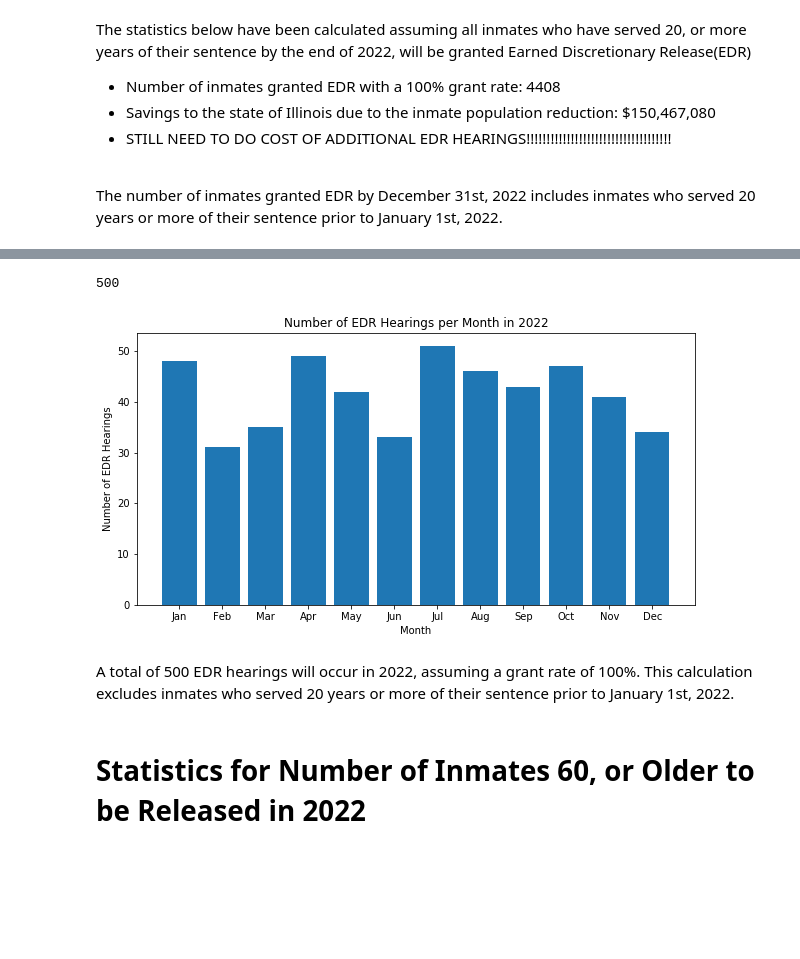
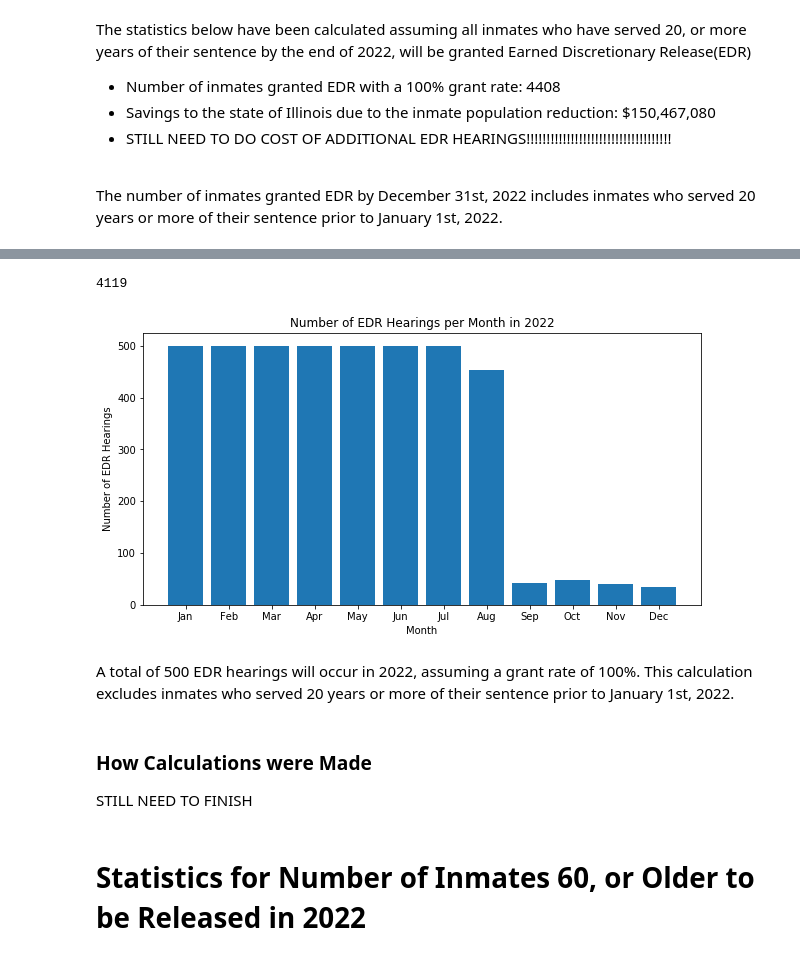
Before and after one commit to james-singer/ParoleProject, a Jupyter notebook: Parole Illinois Data Analysis.ipynb, the cells around one changed output, grey strips where cells are left out. Saved outputs shown, nothing was run; the diff lists cells and outputs as text; code cells hidden in the pictures; blank space fills up the shorter version.

Commit message:
Account for a max number of hearings per month in 2022 calculations. Plot 60+ age group data

```diff
--- a/Parole Illinois Data Analysis.ipynb
+++ b/Parole Illinois Data Analysis.ipynb
@@ -32,9 +28,25 @@ costOfAnInmateOverSixty = 68270
+# %%
+# Costs
+costOfAnInmate = 34135
+costOfAnInmateOverSixty = 68270
+
+# EDR Hearings per month limit
+maxHearingsPerMonth2022 = 500
+
+# Grant rates
+conservativeGrantRate = .197
+semiconservativeGrantRate = .356
+liberalGrantRate = .465
 # %% [markdown]
 # Statistics for Inmates Granted EDR in 2022
 # %%
 #Calculate the number of inmates who will have served 20 years of their sentence by 2022
+before2022 = pd.to_datetime(str(2022 - 20) + "-01-01")
 twentyYearsServedDate = pd.to_datetime(str(2022 - 20) + "-12-31")
+
 numReleased = len(df.loc[df["Custody Date"] <= twentyYearsServedDate])
+
+qualifiedBefore2022 = len(df.loc[(df["Custody Date"] < before2022)])
 
 #Savings from the reduction in inmate population
 savings = numReleased * costOfAnInmate
@@ -70,27 +86,39 @@ The number of inmates granted EDR by December 31st, 2022 includes inmates who se
 # %%
 monthlyNumReleased = []
-
+spillOver = qualifiedBefore2022
 #Store data that will be plotted
 for month in range(1, 13):
     startOfMonth = pd.to_datetime(str(2022 - 20) + "-"+ str(month) + "-01")
     endOfMonth = pd.to_datetime(str(2022 - 20) + "-"+ str(month)) + MonthEnd(0)
-    numReleased = len(df.loc[(df["Custody Date"] >= startOfMonth) & (df["Custody Date"] <= endOfMonth)])
-    monthlyNumReleased.append(numReleased)
+    numReleased = len(df.loc[(df["Custody Date"] >= startOfMonth) & (df["Custody Date"] <= endOfMonth)]) + spillOver
+
+    #Account for limits to number of hearings per month
+    if(numReleased >= maxHearingsPerMonth2022):
+        monthlyNumReleased.append(maxHearingsPerMonth2022)
+        spillOver = spillOver - maxHearingsPerMonth2022
+    elif(numReleased > 0):
+        monthlyNumReleased.append(numReleased)
+        spillOver = 0
+    else:
+        monthlyNumReleased.append(numReleased)
 
 print(sum(monthlyNumReleased))
 
 # Plot EDR hearing data
 plt.figure(figsize=(10,5))
 plt.bar(['Jan', 'Feb', 'Mar', 'Apr', 'May', 'Jun', 'Jul', 'Aug', 'Sep', 'Oct', 'Nov', 'Dec'], monthlyNumReleased)
 plt.title("Number of EDR Hearings per Month in 2022")
 plt.xlabel("Month")
 plt.ylabel("Number of EDR Hearings")
 plt.show()
 # %% [output]
-500
+4119
-[figure, old version]
+[figure, new version]
 # %% [markdown]
 A total of 500 EDR hearings will occur in 2022, assuming a grant rate of 100%. This calculation excludes inmates who served 20 years or more of their sentence prior to January 1st, 2022.
+# %% [markdown]
+### How Calculations were Made
+STILL NEED TO FINISH
 # %% [markdown]
 # Statistics for Number of Inmates 60, or Older to be Released in 2022
 # %%
```
Also changed, not shown: parts of 8 cells of this notebook.
